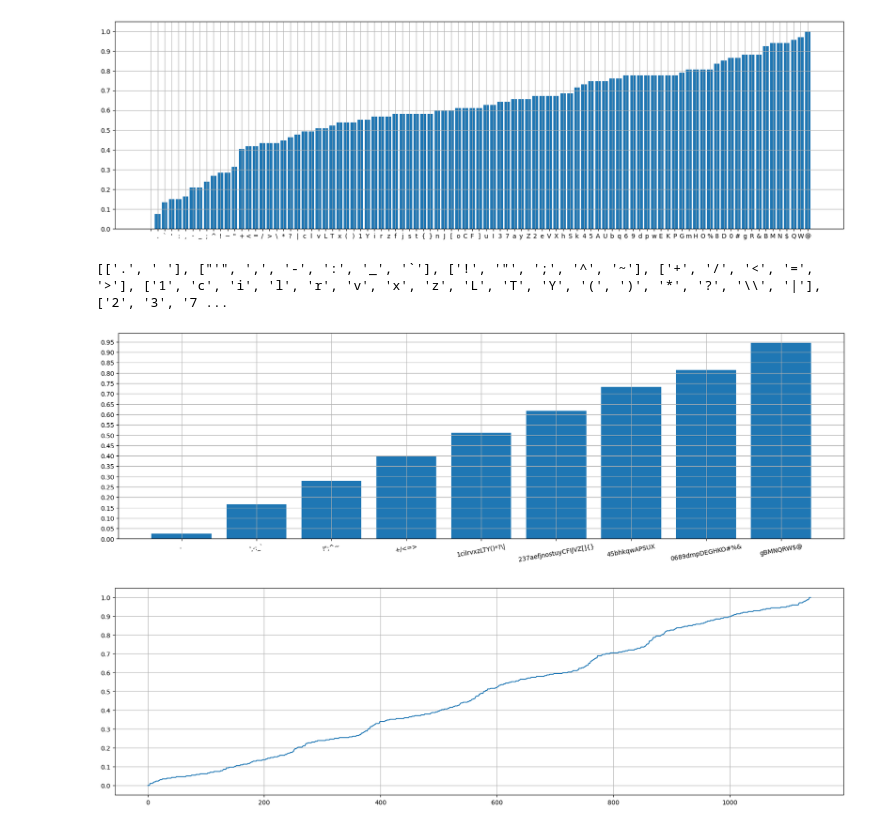
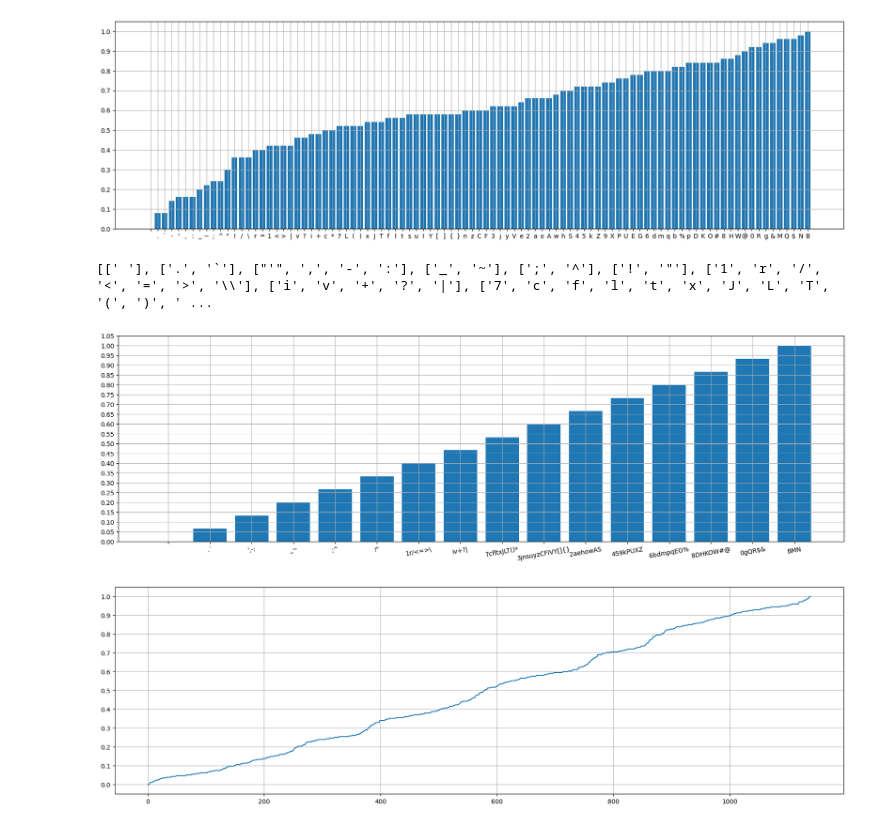
Before and after one commit to wojciechsadlik/python-char-art, a Jupyter notebook: notebooks/ascii_1d_brightness.ipynb, the cells around one changed output. Cells and saved outputs as stored; diff of their text form; code cells hidden in the pictures.

```diff
--- a/notebooks/ascii_1d_brightness.ipynb
+++ b/notebooks/ascii_1d_brightness.ipynb
@@ -6,5 +9,5 @@ from modules.palette_generation import make_symbol2value_map, get_asciis
 # %%
-FONT = ImageFont.truetype("../fonts/Inconsolata-Regular.ttf", 11)
+FONT = ImageFont.truetype("../fonts/FiraCode-Regular.ttf", 11)
 SYMBOLS = get_asciis()
 # %%
 symbol2brightness = make_symbol2value_map(
@@ -20,21 +23,21 @@ plt.yticks(np.arange(0.0, 1.1, 0.1))
 plt.bar([sb[0] for sb in brightness], [sb[1] for sb in brightness])
 plt.grid()
 # %% [output]
-[figure, old version]
+[figure, new version]
 # %%
-from modules.img2chars_1d_bin import make_1d_bin_palette
+from converters.tile.bin_1d import make_1d_bin_palette
 
-bins, mean_bin_brs = make_1d_bin_palette(SYMBOLS, FONT, bins=9, normalize=True)
+bins, mean_bin_brs = make_1d_bin_palette(SYMBOLS, FONT, bins=16, normalize=True)
 print(bins)
 
 plt.figure(figsize=(21, 6))
 plt.yticks(np.arange(0, 1.1, 0.05))
 plt.xticks(rotation=10)
 plt.bar([''.join(l) for l in bins], mean_bin_brs)
 plt.grid()
 # %% [output]
-[['.', ' '], ["'", ',', '-', ':', '_', '`'], ['!', '"', ';', '^', '~'], ['+', '/', '<', '=', '>'], ['1', 'c', 'i', 'l', 'r', 'v', 'x', 'z', 'L', 'T', 'Y', '(', ')', '*', '?', '\\', '|'], ['2', '3', '7 ...
+[[' '], ['.', '`'], ["'", ',', '-', ':'], ['_', '~'], [';', '^'], ['!', '"'], ['1', 'r', '/', '<', '=', '>', '\\'], ['i', 'v', '+', '?', '|'], ['7', 'c', 'f', 'l', 't', 'x', 'J', 'L', 'T', '(', ')', ' ...
-[figure, old version]
+[figure, new version]
 # %%
 from modules.palette_generation import add_ansi_256_colors_grayscale
 
```
Also changed, not shown: parts of 1 cell of this notebook, 20 other files.
